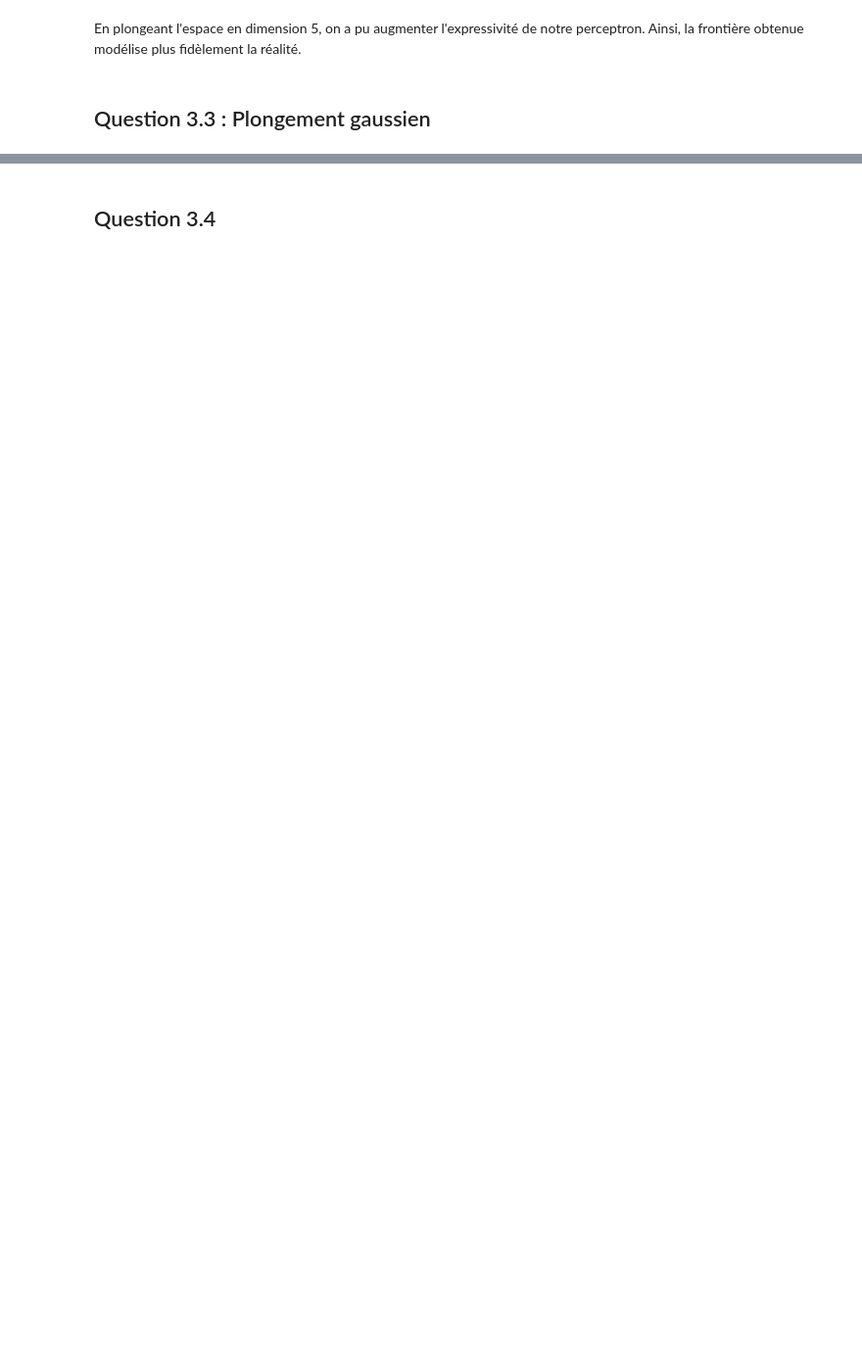
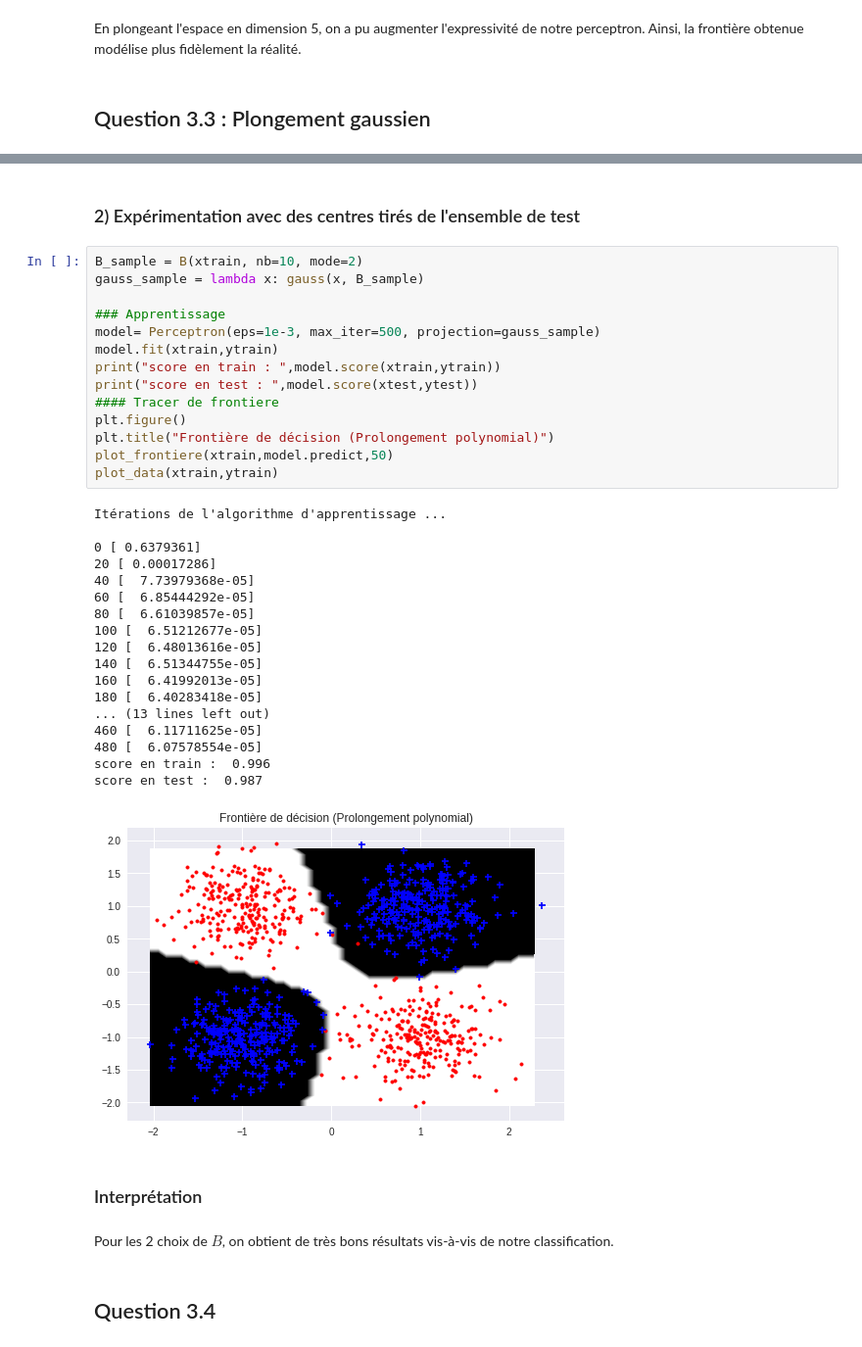
Before and after one commit to PierreBoyeau/perceptron_svm, a Jupyter notebook: TP 4 - Perceptron et SVM.ipynb, the cells around one changed output, grey strips where cells are left out. Shown at 98% size. Cells and saved outputs as stored; diff of their text form; blank space fills up the shorter version.

```diff
--- a/TP 4 - Perceptron et SVM.ipynb
+++ b/TP 4 - Perceptron et SVM.ipynb
@@ -843,2 +789,41 @@ def B(x, nb=10, mode=1, sigma=1):
+# %% [markdown]
+### 2) Expérimentation avec des centres tirés de l'ensemble de test
+# %%
+B_sample = B(xtrain, nb=10, mode=2)
+gauss_sample = lambda x: gauss(x, B_sample)
+
+### Apprentissage
+model= Perceptron(eps=1e-3, max_iter=500, projection=gauss_sample)
+model.fit(xtrain,ytrain)
+print("score en train : ",model.score(xtrain,ytrain))
+print("score en test : ",model.score(xtest,ytest))
+#### Tracer de frontiere
+plt.figure()
+plt.title("Frontière de décision (Prolongement polynomial)")
+plot_frontiere(xtrain,model.predict,50)
+plot_data(xtrain,ytrain)
+# %% [output]
+Itérations de l'algorithme d'apprentissage ...
+
+0 [ 0.6379361]
+20 [ 0.00017286]
+40 [  7.73979368e-05]
+60 [  6.85444292e-05]
+80 [  6.61039857e-05]
+100 [  6.51212677e-05]
+120 [  6.48013616e-05]
+140 [  6.51344755e-05]
+160 [  6.41992013e-05]
+180 [  6.40283418e-05]
+... (13 lines left out)
+460 [  6.11711625e-05]
+480 [  6.07578554e-05]
+score en train :  0.996
+score en test :  0.987
+[figure, added]
+# %% [markdown]
+### Interprétation
+# %% [markdown]
+Pour les 2 choix de $B$, on obtient de très bons résultats vis-à-vis de notre classification.
 # %% [markdown]
 ## Question 3.4
```
Also changed, not shown: parts of 28 cells of this notebook.
